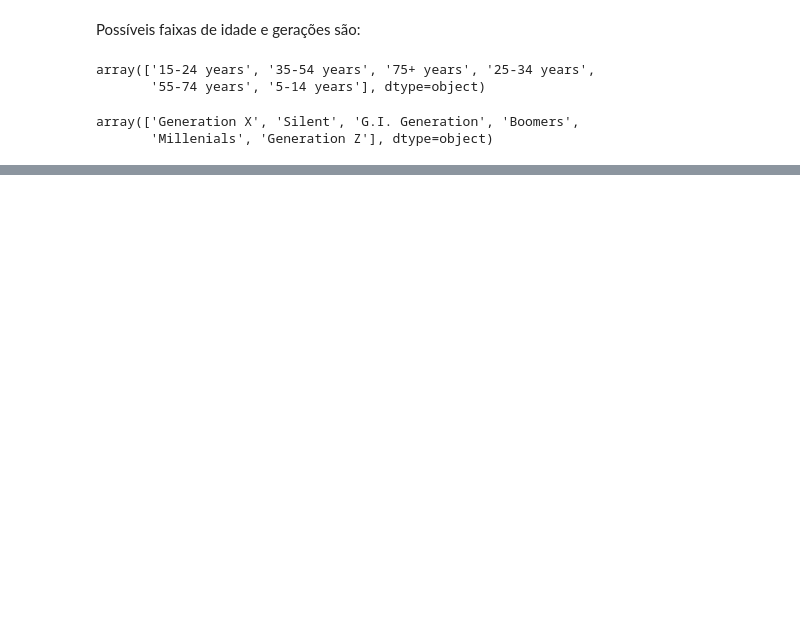
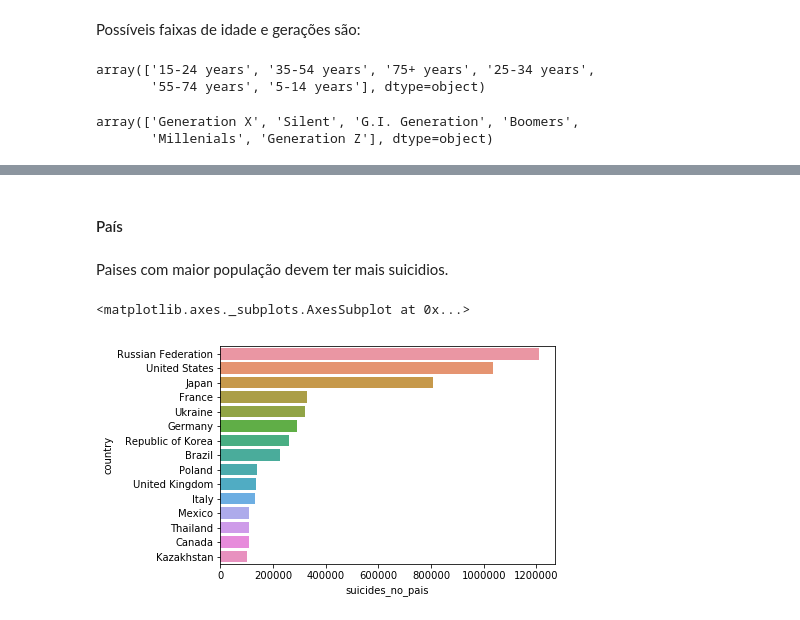
Before and after one commit to lmeazzini/Suicidal-analysis, a Jupyter notebook: Análise dos suicidios - Português.ipynb, the cells around one changed output, grey strips where cells are left out. Cells and saved outputs as stored; diff of their text form; code cells hidden in the pictures; blank space fills up the shorter version.

```diff
--- a/Análise dos suicidios - Português.ipynb
+++ b/Análise dos suicidios - Português.ipynb
@@ -124,0 +192,19 @@ array(['Generation X', 'Silent', 'G.I. Generation', 'Boomers',
+# %% [markdown]
+#### País
+# %% [markdown]
+Paises com maior população devem ter mais suicidios.
+# %%
+suicides_no_pais = []
+for c in df['country'].unique():
+    suicides_no_pais.append(sum(df[df['country'] == c]['suicides_no']))
+
+n_suicides_pais = pd.DataFrame(suicides_no_pais, columns=['suicides_no_pais'])
+n_suicides_pais['country'] = df['country'].unique()
+
+quant = 15
+top_paises = n_suicides_pais.sort_values('suicides_no_pais', ascending=False)['country'][:quant]
+top_suicides = n_suicides_pais.sort_values('suicides_no_pais', ascending=False)['suicides_no_pais'][:quant]
+sns.barplot(x = top_suicides, y = top_paises)
+# %% [output]
+<matplotlib.axes._subplots.AxesSubplot at 0x...>
+[figure, added]
```
Also changed, not shown: parts of 16 cells of this notebook.
